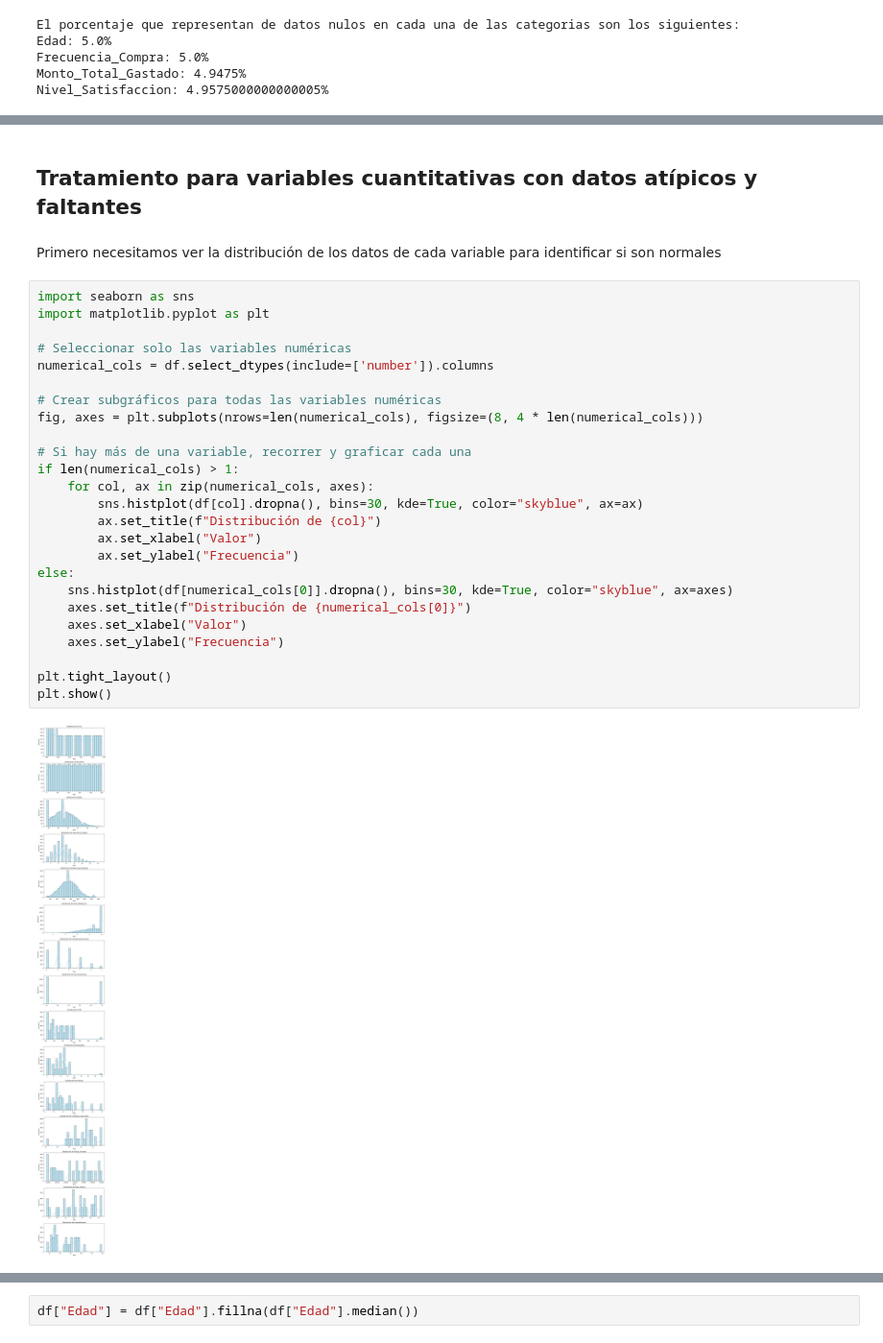
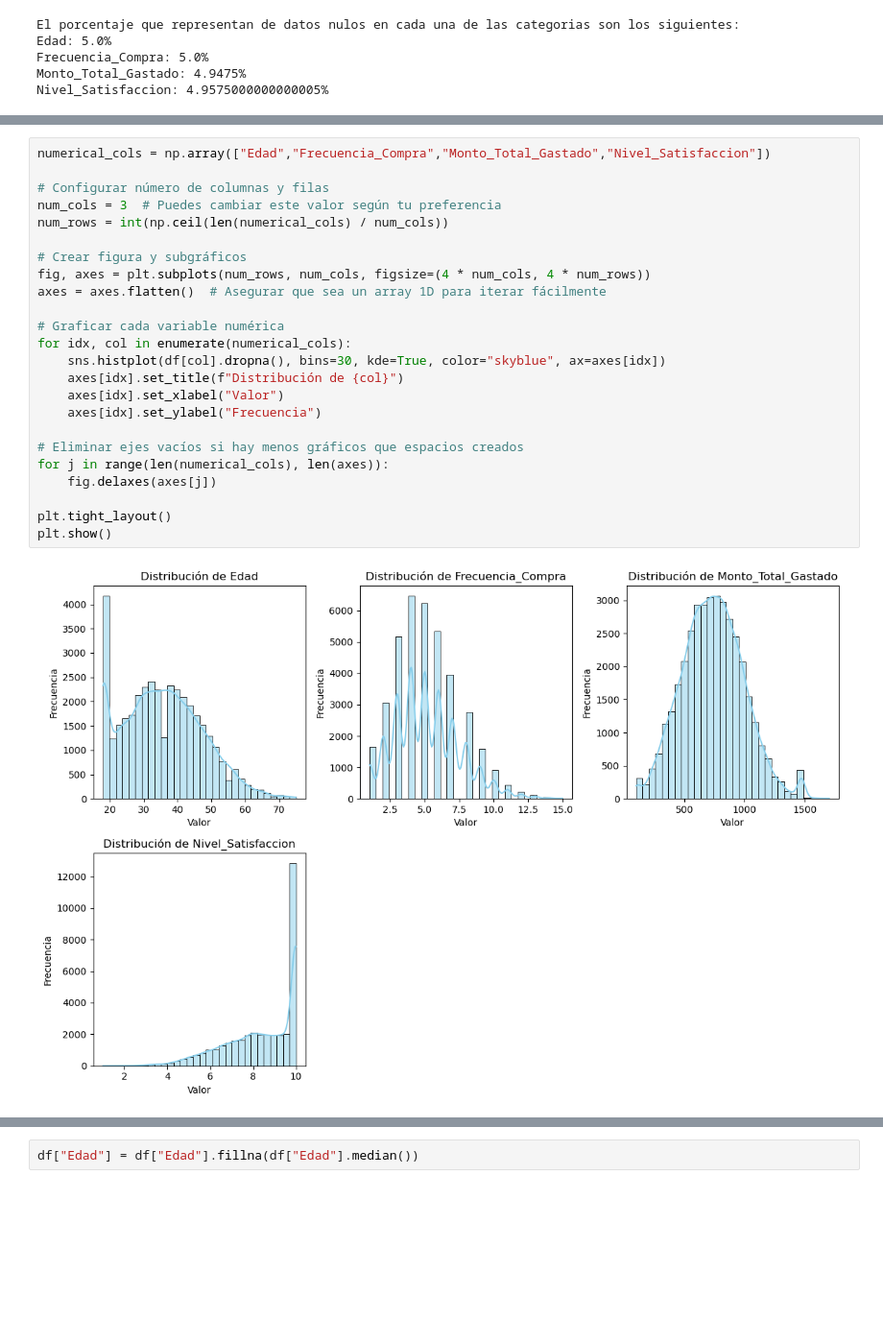
Before and after one commit to sebas3261/analitica, a Jupyter notebook: Untitled.ipynb, the cells around one changed output, grey strips where cells are left out. Shown: that part at 96% size. Cells and saved outputs as stored; diff of their text form; blank space fills up the shorter version.

```diff
--- a/Untitled.ipynb
+++ b/Untitled.ipynb
@@ -119,31 +93,26 @@ Revisandomelas estos graficos se puede evidenciar que Edad, Frecuencia_Compra, M
-# %% [markdown]
-## Tratamiento para variables cuantitativas con datos atípicos y faltantes
-# %% [markdown]
-Primero necesitamos ver la distribución de los datos de cada variable para identificar si son normales
 # %%
-import seaborn as sns
-import matplotlib.pyplot as plt
+numerical_cols = np.array(["Edad","Frecuencia_Compra","Monto_Total_Gastado","Nivel_Satisfaccion"])
 
-# Seleccionar solo las variables numéricas
-numerical_cols = df.select_dtypes(include=['number']).columns
+# Configurar número de columnas y filas
+num_cols = 3  # Puedes cambiar este valor según tu preferencia
+num_rows = int(np.ceil(len(numerical_cols) / num_cols))
 
-# Crear subgráficos para todas las variables numéricas
-fig, axes = plt.subplots(nrows=len(numerical_cols), figsize=(8, 4 * len(numerical_cols)))
+# Crear figura y subgráficos
+fig, axes = plt.subplots(num_rows, num_cols, figsize=(4 * num_cols, 4 * num_rows))
+axes = axes.flatten()  # Asegurar que sea un array 1D para iterar fácilmente
 
-# Si hay más de una variable, recorrer y graficar cada una
-if len(numerical_cols) > 1:
-    for col, ax in zip(numerical_cols, axes):
-        sns.histplot(df[col].dropna(), bins=30, kde=True, color="skyblue", ax=ax)
-        ax.set_title(f"Distribución de {col}")
-        ax.set_xlabel("Valor")
-        ax.set_ylabel("Frecuencia")
-else:
-    sns.histplot(df[numerical_cols[0]].dropna(), bins=30, kde=True, color="skyblue", ax=axes)
-    axes.set_title(f"Distribución de {numerical_cols[0]}")
-    axes.set_xlabel("Valor")
-    axes.set_ylabel("Frecuencia")
+# Graficar cada variable numérica
+for idx, col in enumerate(numerical_cols):
+    sns.histplot(df[col].dropna(), bins=30, kde=True, color="skyblue", ax=axes[idx])
+    axes[idx].set_title(f"Distribución de {col}")
+    axes[idx].set_xlabel("Valor")
+    axes[idx].set_ylabel("Frecuencia")
+
+# Eliminar ejes vacíos si hay menos gráficos que espacios creados
+for j in range(len(numerical_cols), len(axes)):
+    fig.delaxes(axes[j])
 
 plt.tight_layout()
 plt.show()
 # %% [output]
-[figure, old version]
+[figure, new version]
```
Also changed, not shown: parts of 14 cells of this notebook.
